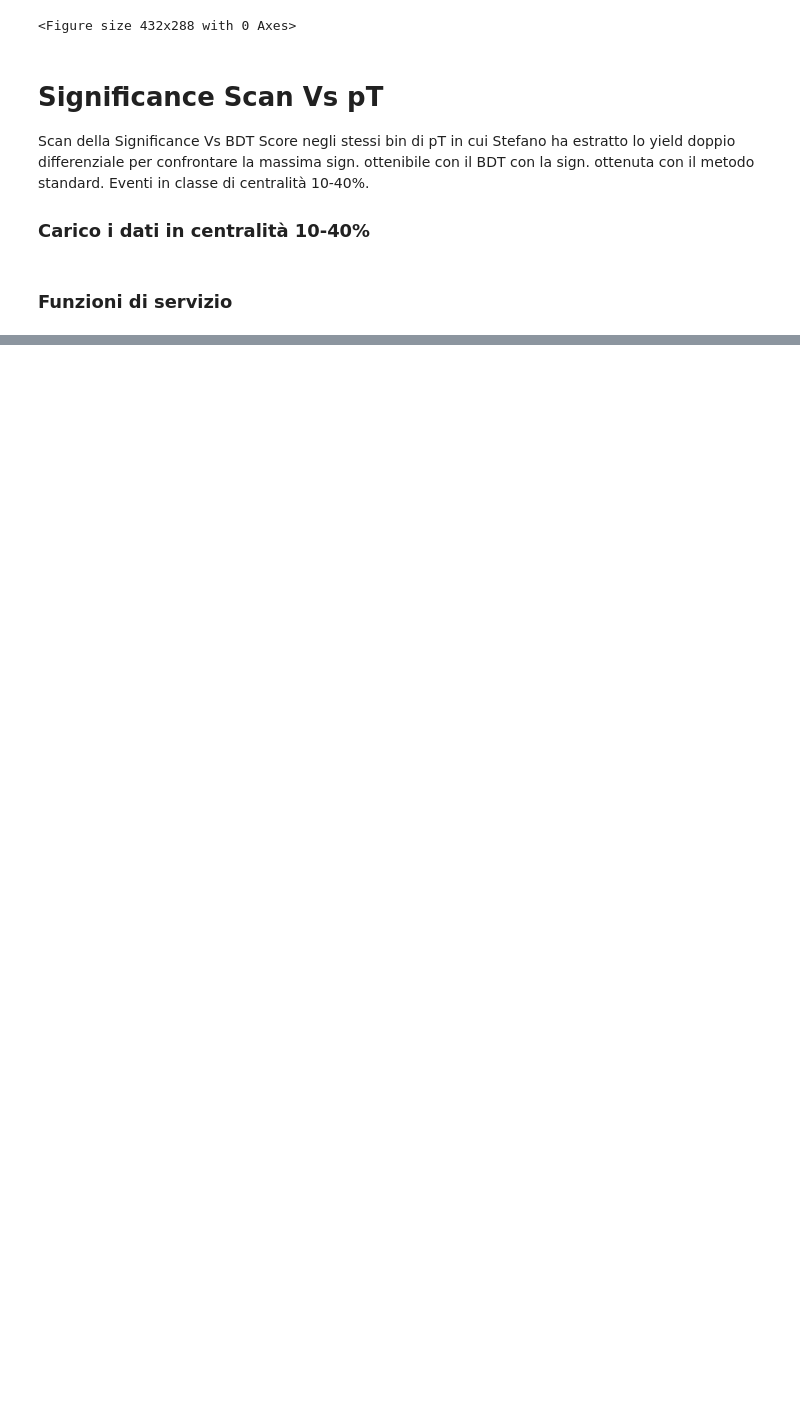
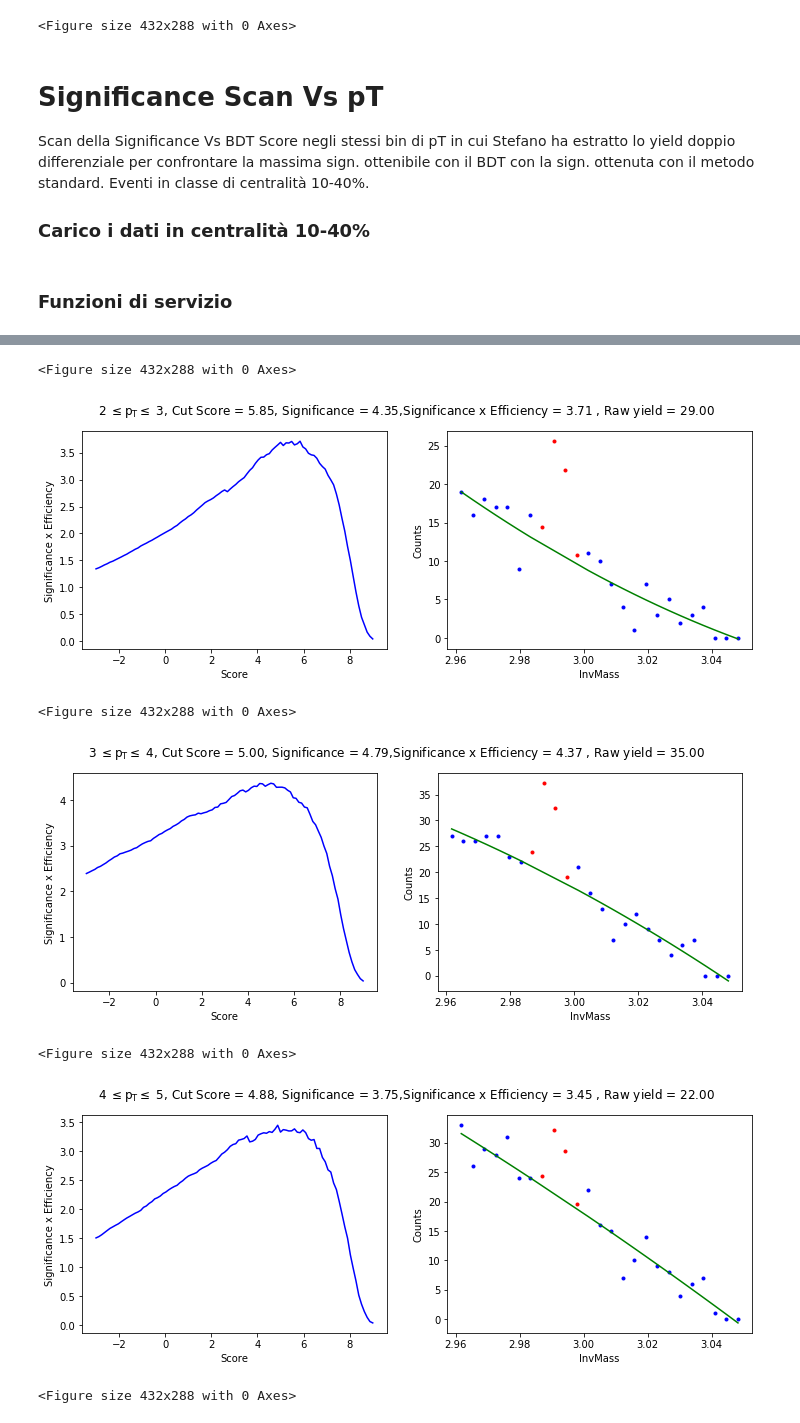
Before and after one commit to pfecchio/HypertritonML, a Jupyter notebook: Hypertriton2Body/Optimization/TrainingAndSignScan_1040.ipynb, the cells around one changed output, grey strips where cells are left out. Cells and saved outputs as stored; diff of their text form; code cells hidden in the pictures; blank space fills up the shorter version.

```diff
--- a/Hypertriton2Body/Optimization/TrainingAndSignScan_1040.ipynb
+++ b/Hypertriton2Body/Optimization/TrainingAndSignScan_1040.ipynb
@@ -227,0 +227,18 @@ for i in range(0,4):
+# %%
+pT_list = [[2,3],[3,4], [4,5],[5,9]]
+best_score_list=[]
+
+for i in range(0,4):
+    plt.figure();
+    dtest = xgb.DMatrix(data=df_18r[training_columns],silent=True)
+    df_18r['Score'] = model.predict(dtest,output_margin=True)
+    best_score_list.append(SignificanceScan(df_18r,pT_list[i][0],pT_list[i][1],i,True))
+    del dtest
+# %% [output]
+<Figure size 432x288 with 0 Axes>
+[figure, added]
+<Figure size 432x288 with 0 Axes>
+[figure, added]
+<Figure size 432x288 with 0 Axes>
+[figure, added]
+<Figure size 432x288 with 0 Axes>
```
Also changed, not shown: parts of 11 cells of this notebook, 1 other file.
